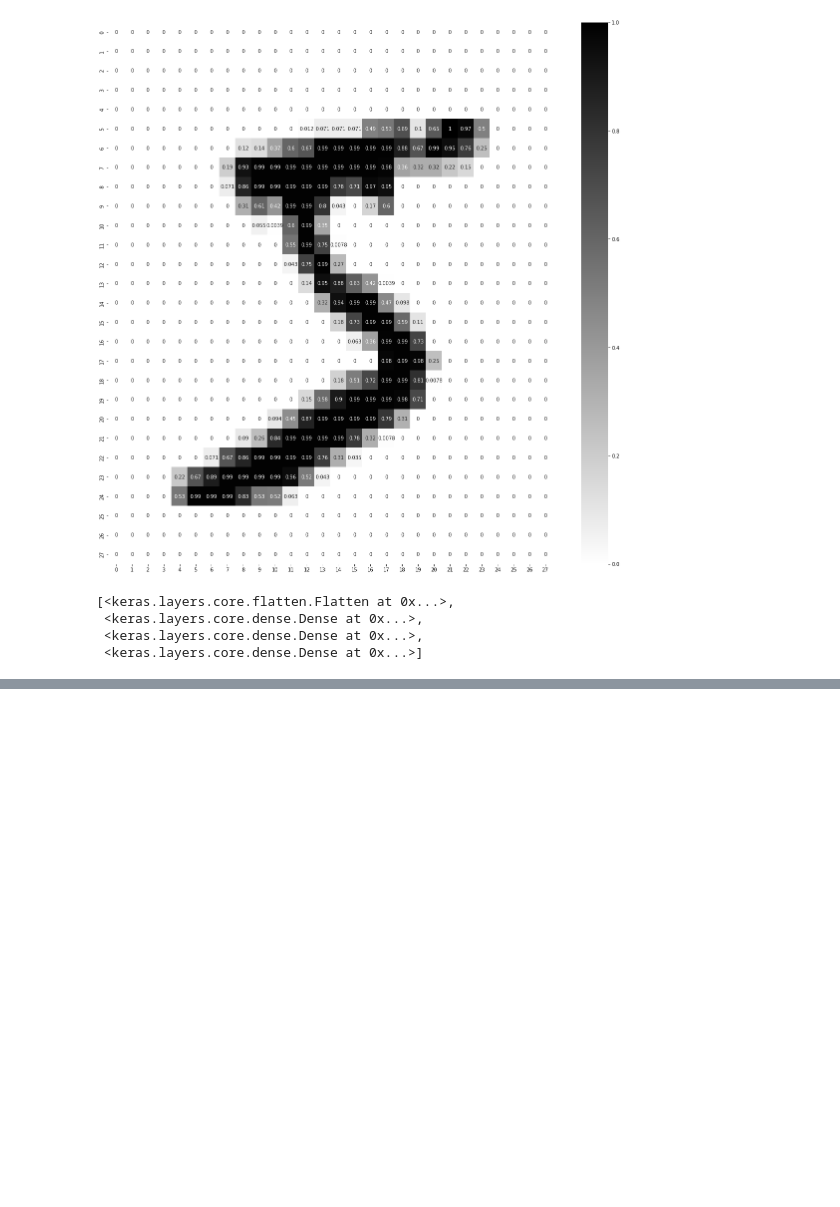
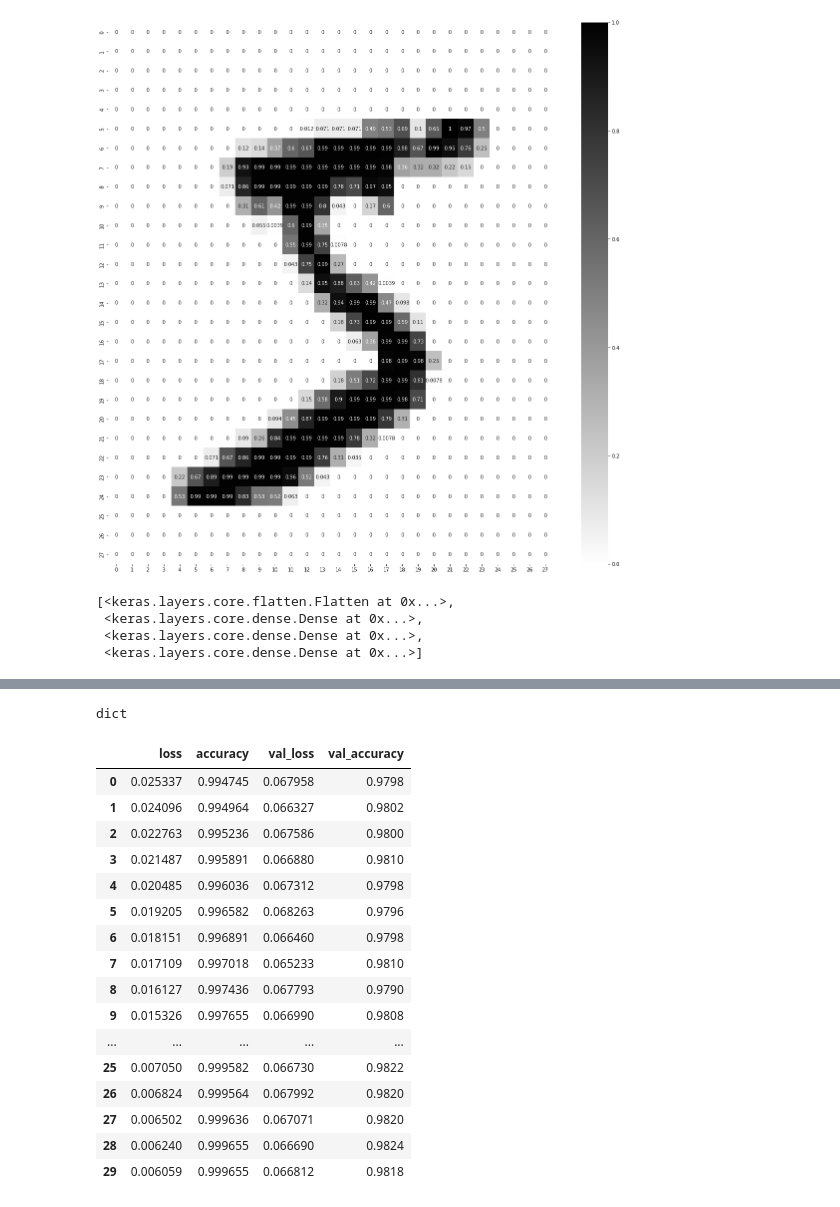
Before and after one commit to Akashsahoo/mnist_data_set, a Jupyter notebook: demo_tf_keras.ipynb, the cells around one changed output, grey strips where cells are left out. Saved outputs shown, nothing was run; the diff lists cells and outputs as text; code cells hidden in the pictures; blank space fills up the shorter version.

```diff
--- a/demo_tf_keras.ipynb
+++ b/demo_tf_keras.ipynb
@@ -128,0 +161,24 @@ _________________________________________________________________
+# %%
+type(history.history)
+# %% [output]
+dict
+# %%
+pd.DataFrame(history.history)
+# %% [output]
+|  | loss | accuracy | val_loss | val_accuracy |
+| 0 | 0.025337 | 0.994745 | 0.067958 | 0.9798 |
+| 1 | 0.024096 | 0.994964 | 0.066327 | 0.9802 |
+| 2 | 0.022763 | 0.995236 | 0.067586 | 0.9800 |
+| 3 | 0.021487 | 0.995891 | 0.066880 | 0.9810 |
+| 4 | 0.020485 | 0.996036 | 0.067312 | 0.9798 |
+| 5 | 0.019205 | 0.996582 | 0.068263 | 0.9796 |
+| 6 | 0.018151 | 0.996891 | 0.066460 | 0.9798 |
+| 7 | 0.017109 | 0.997018 | 0.065233 | 0.9810 |
+| 8 | 0.016127 | 0.997436 | 0.067793 | 0.9790 |
+| 9 | 0.015326 | 0.997655 | 0.066990 | 0.9808 |
+| ... | ... | ... | ... | ... |
+| 25 | 0.007050 | 0.999582 | 0.066730 | 0.9822 |
+| 26 | 0.006824 | 0.999564 | 0.067992 | 0.9820 |
+| 27 | 0.006502 | 0.999636 | 0.067071 | 0.9820 |
+| 28 | 0.006240 | 0.999655 | 0.066690 | 0.9824 |
+| 29 | 0.006059 | 0.999655 | 0.066812 | 0.9818 |
```
Also changed, not shown: parts of 8 cells of this notebook.
